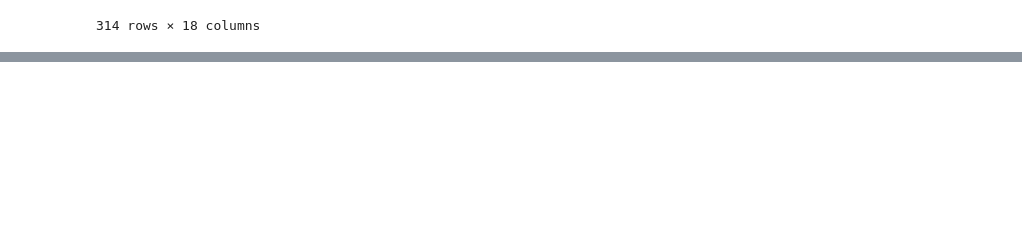
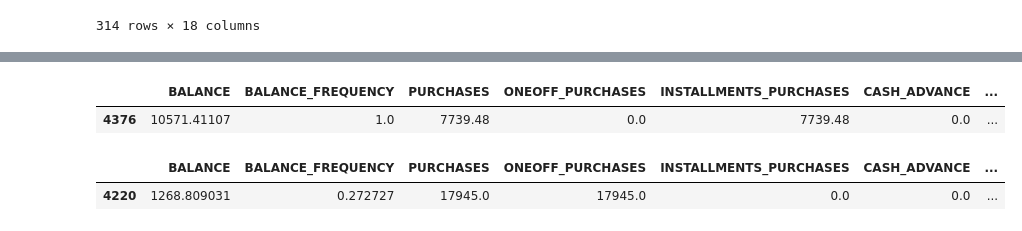
Before and after one commit to 4myLab/codestates, a Jupyter notebook: 20220617.ipynb, the cells around one changed output, grey strips where cells are left out. Saved outputs shown, nothing was run; the diff lists cells and outputs as text; code cells hidden in the pictures; blank space fills up the shorter version.

```diff
--- a/20220617.ipynb
+++ b/20220617.ipynb
@@ -111,3 +109,20 @@ null_list
 | 8944 | C19185 | 193.571722 | 0.833333 | 1012.73 | 1012.73 | 0.0 | 0.000000 | ... |
 | 8946 | C19187 | 19.183215 | 1.000000 | 300.00 | 0.00 | 300.0 | 0.000000 | ... |
 314 rows × 18 columns
+# %%
+custom_ID = card['CUST_ID']
+Tenure = card['TENURE']
+filtered_ = card.iloc[:,1:]
+
+filtered_.describe()
+
+# normalize 전에 할 것
+# (1번이 처리 안되면 Normalize 자체가 불가. 2번은 오차신뢰도를 바탕으로 Filter 3번은 처리 하지 않으면 분산도가 높아져서 해석하기 힘든 모양의 차트가 나옴 (Skewed))
+# 1. MIssing value 처리
+# 2. Error value는 확인이 힘들기 때문에 수용 (각 feature별 관계도를 활용하여 확인)
+# 3. Outlier 제거
+
+# _FREQUENCY는 0~1사이 수일것 같고 이용율의 비로 나타 나는 것 같음
+
+
+# normalize_value = Normalizer().fit_transform(filtered_)
@@ -113,0 +139,10 @@ null_list
+# %%
+filtered_[filtered_['MINIMUM_PAYMENTS'] >= 76406] #신용한도 넘어선 결제가 맞는 항목인가?
+# %% [output]
+|  | BALANCE | BALANCE_FREQUENCY | PURCHASES | ONEOFF_PURCHASES | INSTALLMENTS_PURCHASES | CASH_ADVANCE | ... |
+| 4376 | 10571.41107 | 1.0 | 7739.48 | 0.0 | 7739.48 | 0.0 | ... |
+# %%
+filtered_[filtered_['PAYMENTS'] == 50721.483360]
+# %% [output]
+|  | BALANCE | BALANCE_FREQUENCY | PURCHASES | ONEOFF_PURCHASES | INSTALLMENTS_PURCHASES | CASH_ADVANCE | ... |
+| 4220 | 1268.809031 | 0.272727 | 17945.0 | 17945.0 | 0.0 | 0.0 | ... |
```
Also changed, not shown: parts of 5 cells of this notebook.
